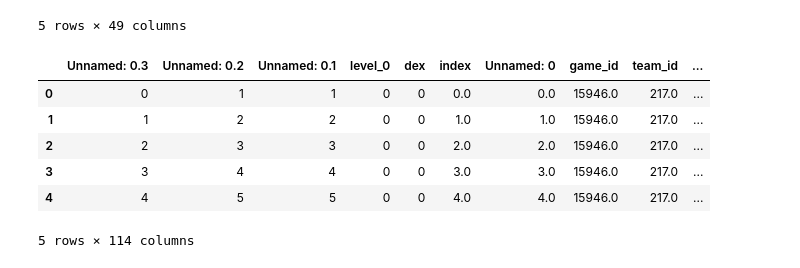
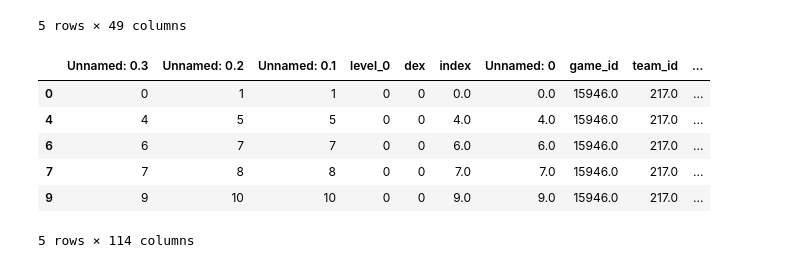
Before and after one commit to Steve23522016/vaep-base-code, a Jupyter notebook: notebooks/expected_passes_model.ipynb, the cells around one changed output. Drawn from its saved outputs; the diff is of its cells as text; code cells hidden in the pictures.

Commit message:
Rerun all experiment with improved DBSCAN filtering algorithm for skill probs

```diff
--- a/notebooks/expected_passes_model.ipynb
+++ b/notebooks/expected_passes_model.ipynb
@@ -510,16 +510,18 @@ big_dataframe_xpass_model.head()
 # %%
 # LOAD PROBABILITY SKILL DATASETS FOR PASSING EVENT
 DIRECTORY_PLAYER_SKILLS_PROBABILITIES_DATAS = "data/model_xpass/xpass_player_skill_probs_dataset.csv"
 
 xpass_player_skill_probs_df = pd.read_csv(DIRECTORY_PLAYER_SKILLS_PROBABILITIES_DATAS)
+# Filtering outliers data based on DBSCAN Plot Image (see generator code)
+xpass_player_skill_probs_df = xpass_player_skill_probs_df[(xpass_player_skill_probs_df["statistic_success_action_probs"] >= 0.3) & (xpass_player_skill_probs_df["statistic_success_action_among_players"] <= 0.005)]
 xpass_player_skill_probs_df.head()
 # %% [output]
 |  | Unnamed: 0.3 | Unnamed: 0.2 | Unnamed: 0.1 | level_0 | dex | index | Unnamed: 0 | game_id | team_id | ... |
 | 0 | 0 | 1 | 1 | 0 | 0 | 0.0 | 0.0 | 15946.0 | 217.0 | ... |
-| 1 | 1 | 2 | 2 | 0 | 0 | 1.0 | 1.0 | 15946.0 | 217.0 | ... |
-| 2 | 2 | 3 | 3 | 0 | 0 | 2.0 | 2.0 | 15946.0 | 217.0 | ... |
-| 3 | 3 | 4 | 4 | 0 | 0 | 3.0 | 3.0 | 15946.0 | 217.0 | ... |
 | 4 | 4 | 5 | 5 | 0 | 0 | 4.0 | 4.0 | 15946.0 | 217.0 | ... |
+| 6 | 6 | 7 | 7 | 0 | 0 | 6.0 | 6.0 | 15946.0 | 217.0 | ... |
+| 7 | 7 | 8 | 8 | 0 | 0 | 7.0 | 7.0 | 15946.0 | 217.0 | ... |
+| 9 | 9 | 10 | 10 | 0 | 0 | 9.0 | 9.0 | 15946.0 | 217.0 | ... |
 5 rows × 114 columns
 # %%
 # CASE 1 : Random Oversample Function
```
Also changed, not shown: parts of 2 cells of this notebook, 4 other files.
